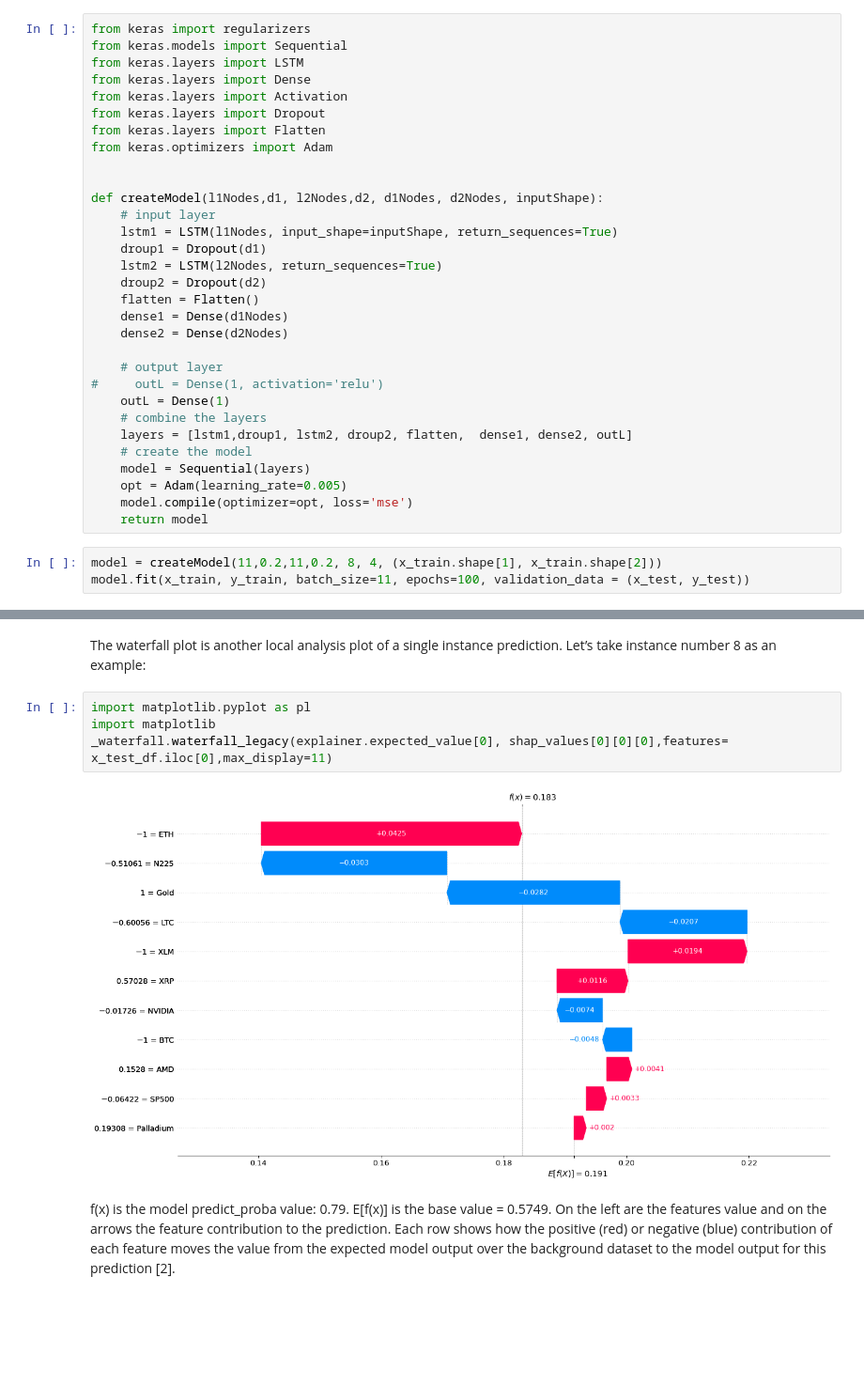
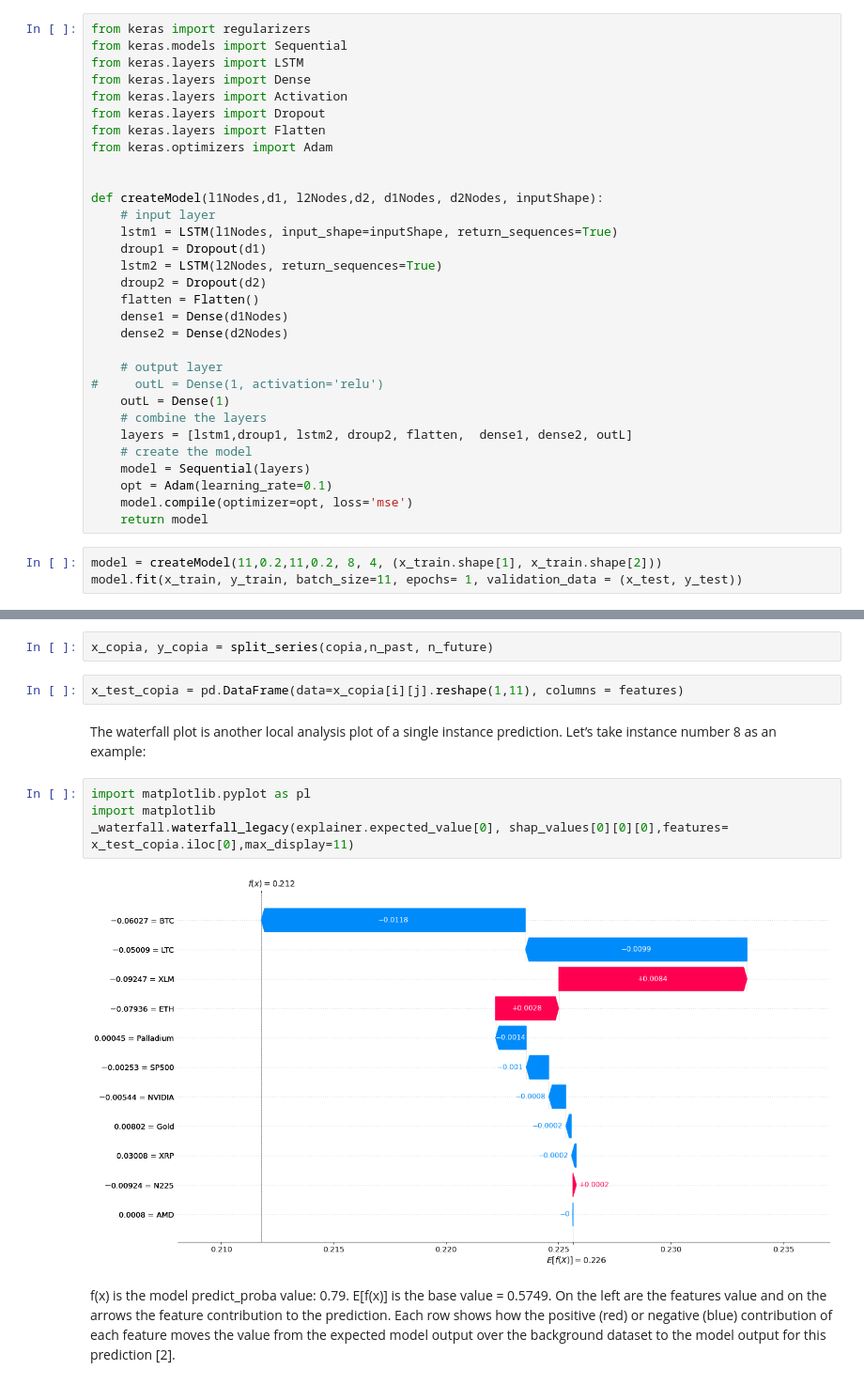
Before and after one commit to billmono95/TESI-LAUREA-MAGISTRALE, a Jupyter notebook: TESI_MODEL.ipynb, the cells around one changed output, grey strips where cells are left out. Shown at 94% size. Saved outputs shown, nothing was run; the diff lists cells and outputs as text; blank space fills up the shorter version.

```diff
--- a/TESI_MODEL.ipynb
+++ b/TESI_MODEL.ipynb
@@ -334,10 +280,10 @@ def createModel(l1Nodes,d1, l2Nodes,d2, d1Nodes, d2Nodes, inputShape):
     layers = [lstm1,droup1, lstm2, droup2, flatten,  dense1, dense2, outL]
     # create the model
     model = Sequential(layers)
-    opt = Adam(learning_rate=0.005)
+    opt = Adam(learning_rate=0.1)
     model.compile(optimizer=opt, loss='mse')
     return model
 # %%
 model = createModel(11,0.2,11,0.2, 8, 4, (x_train.shape[1], x_train.shape[2]))
-model.fit(x_train, y_train, batch_size=11, epochs=100, validation_data = (x_test, y_test))
+model.fit(x_train, y_train, batch_size=11, epochs= 1, validation_data = (x_test, y_test))
 # %% [output]
@@ -710,14 +532,18 @@ The bigger the arrow, the bigger the impact of the feature on the output. The am
 Elapsed Time of 5 seconds increases the property that the class is allow, Packets of 6.546 reduce the property value.
 # %%
 from shap.plots import _waterfall
+# %%
+x_copia, y_copia = split_series(copia,n_past, n_future)
+# %%
+x_test_copia = pd.DataFrame(data=x_copia[i][j].reshape(1,11), columns = features)
 # %% [markdown]
 The waterfall plot is another local analysis plot of a single instance prediction. Let’s take instance number 8 as an example:
 # %%
 import matplotlib.pyplot as pl
 import matplotlib
-_waterfall.waterfall_legacy(explainer.expected_value[0], shap_values[0][0][0],features= x_test_df.iloc[0],max_display=11)
+_waterfall.waterfall_legacy(explainer.expected_value[0], shap_values[0][0][0],features= x_test_copia.iloc[0],max_display=11)
 # %% [output]
-[figure, old version]
+[figure, new version]
 # %% [markdown]
 f(x) is the model predict_proba value: 0.79.
 E[f(x)] is the base value = 0.5749.
```
Also changed, not shown: parts of 36 cells of this notebook, 4 other files.
